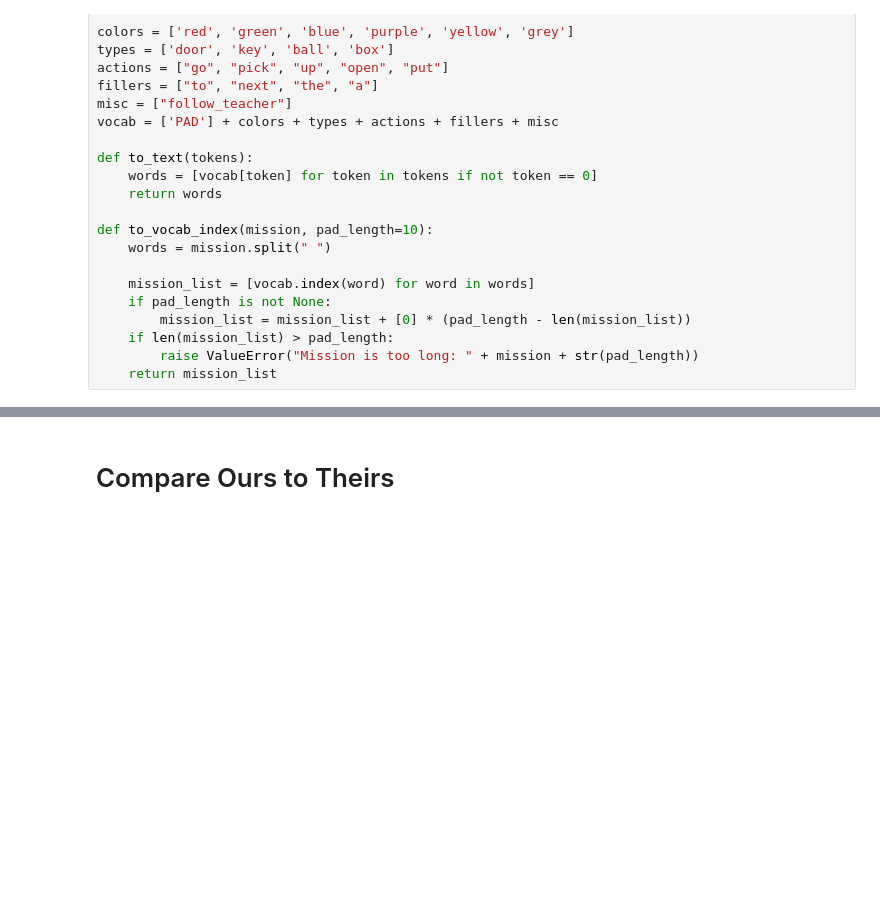
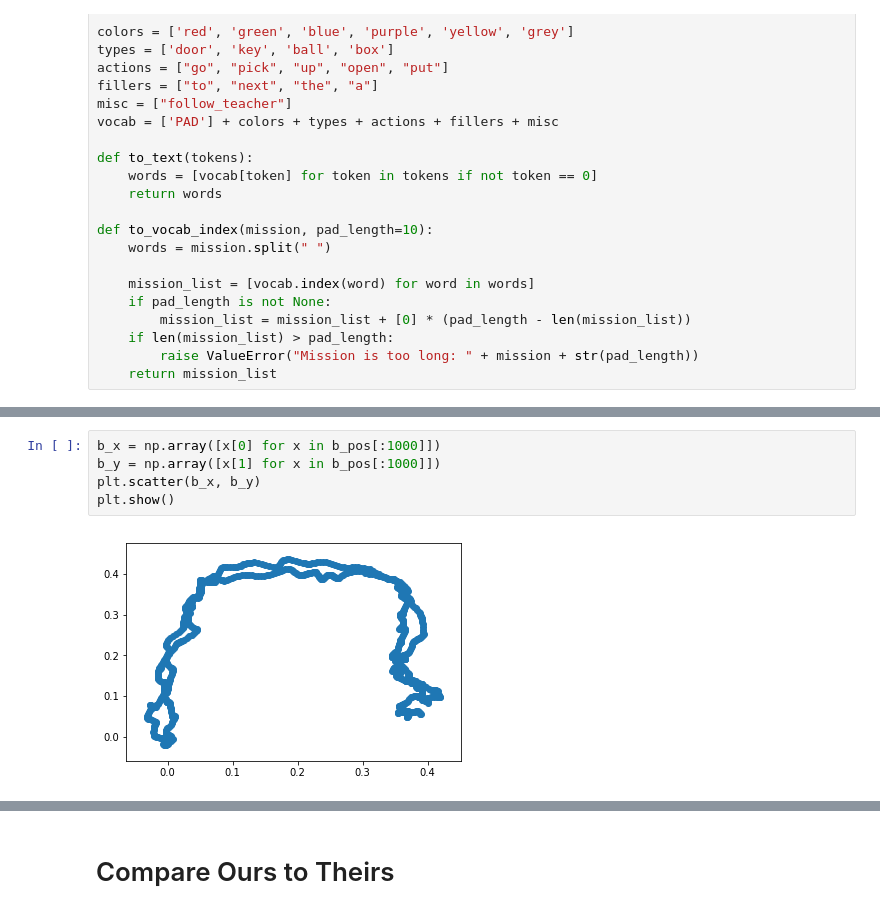
Before and after one commit to rll-research/teachable, a Jupyter notebook: Dataset Comparison.ipynb, the cells around one changed output, grey strips where cells are left out. Cells and saved outputs as stored; diff of their text form; blank space fills up the shorter version.

```diff
--- a/Dataset Comparison.ipynb
+++ b/Dataset Comparison.ipynb
@@ -31,0 +124,7 @@ def to_vocab_index(mission, pad_length=10):
+# %%
+b_x = np.array([x[0] for x in b_pos[:1000]])
+b_y = np.array([x[1] for x in b_pos[:1000]])
+plt.scatter(b_x, b_y)
+plt.show()
+# %% [output]
+[figure, added]
```
Also changed, not shown: parts of 29 cells of this notebook.
